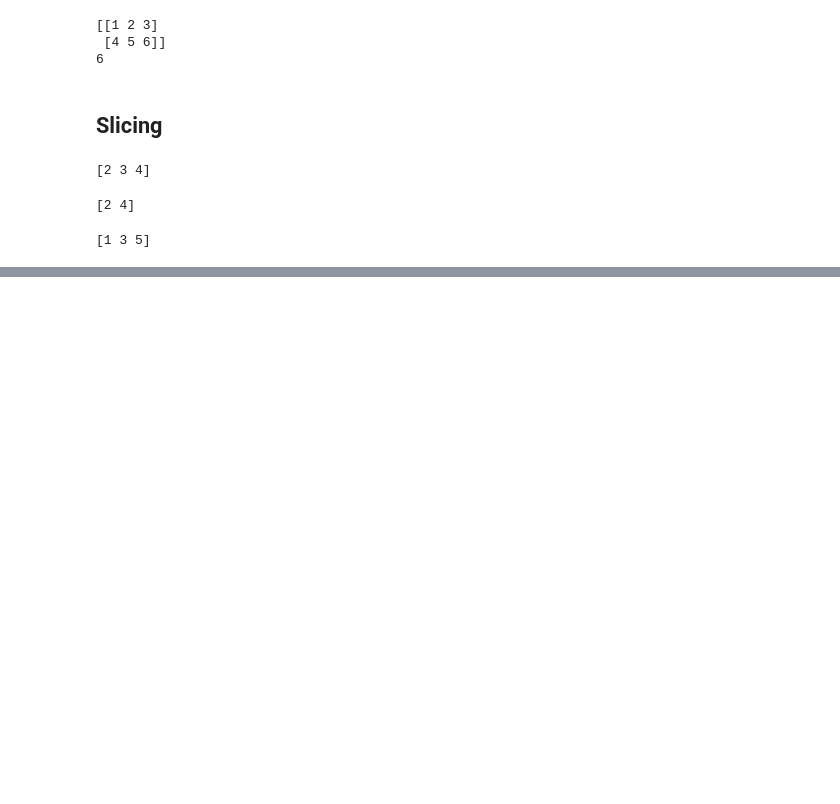
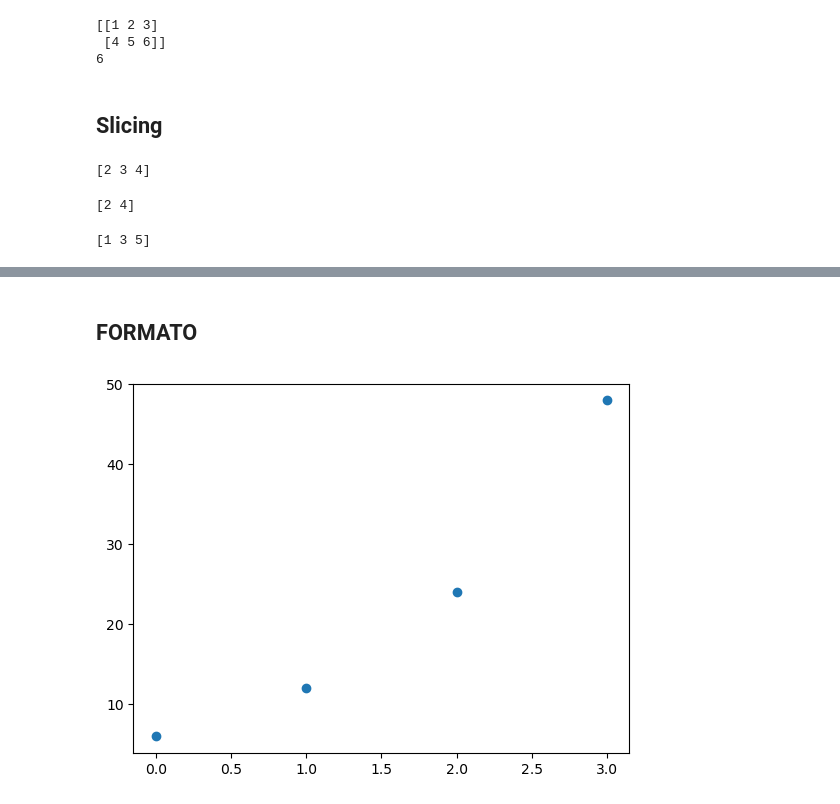
Before and after one commit to Ulimax/clase21, a Jupyter notebook: numpy.ipynb, the cells around one changed output, grey strips where cells are left out. Cells and saved outputs as stored; diff of their text form; code cells hidden in the pictures; blank space fills up the shorter version.

```diff
--- a/numpy.ipynb
+++ b/numpy.ipynb
@@ -179,0 +546,9 @@ print(arr[::2])
+# %% [markdown]
+## FORMATO
+# %%
+puntos_y = np.array([6,12,24,48])
+
+plt.plot(puntos_y,'o')
+plt.show()
+# %% [output]
+[figure, added]
```
Also changed, not shown: parts of 84 cells of this notebook, 1 other file.
